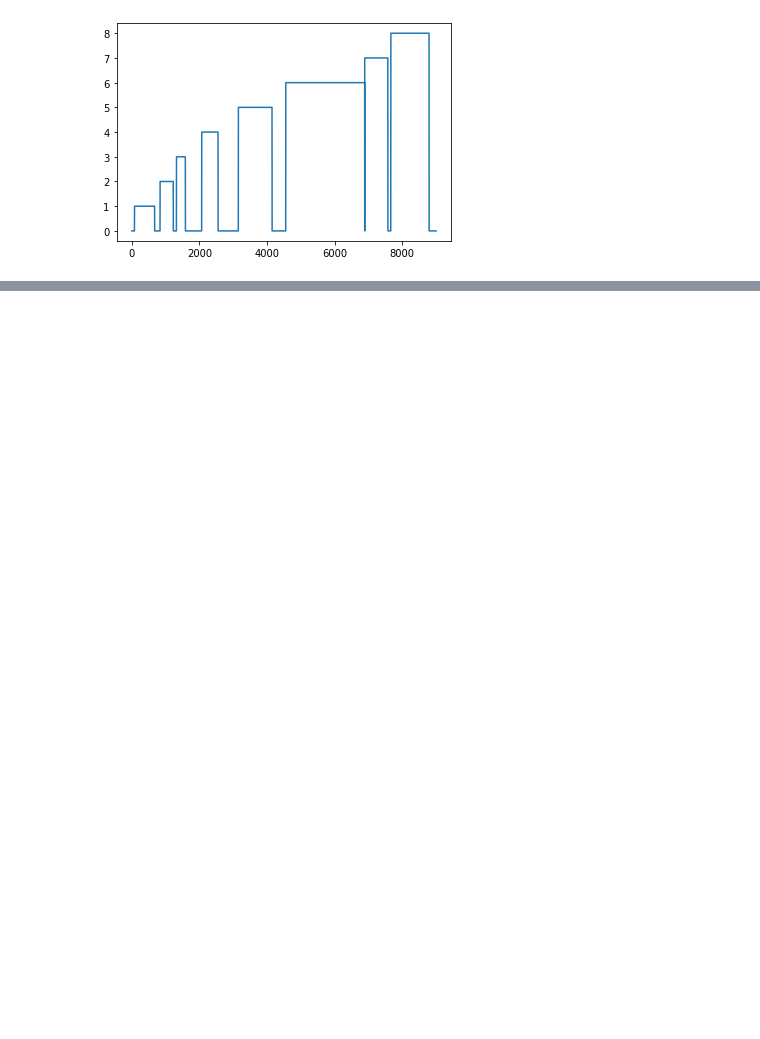
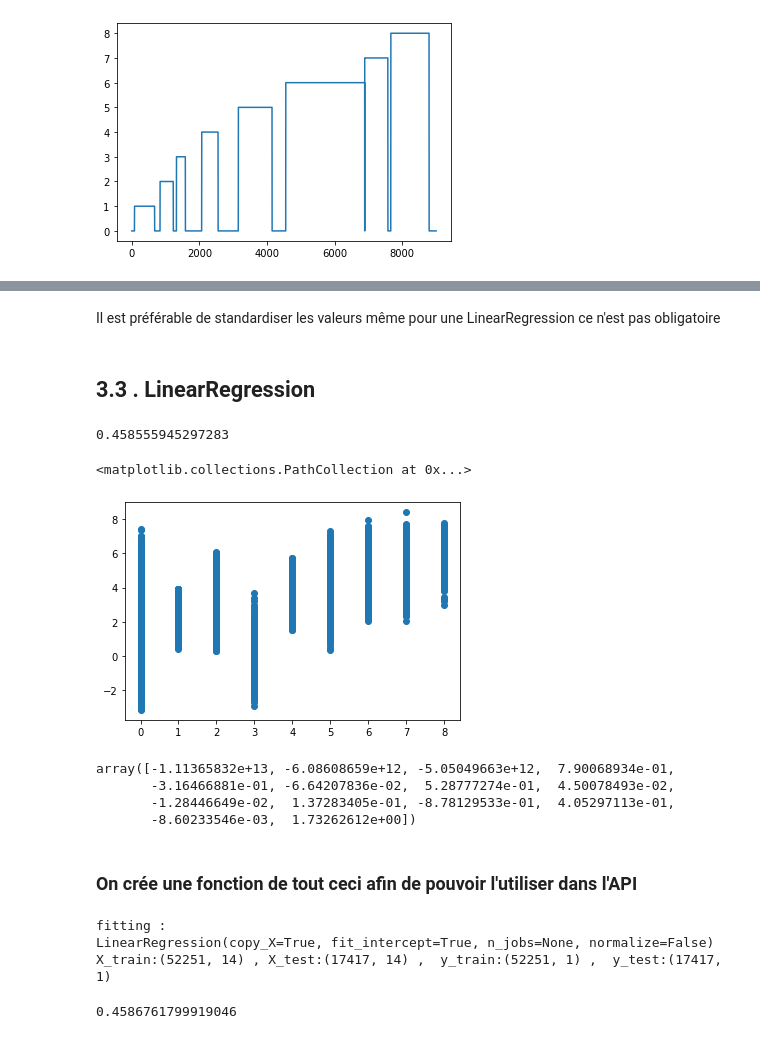
Before and after one commit to EliseCabrerizo/Python2020, a Jupyter notebook: Projet_PPG-CABRERIZO_Elise.ipynb, the cells around one changed output, grey strips where cells are left out. Cells and saved outputs as stored; diff of their text form; code cells hidden in the pictures; blank space fills up the shorter version.

```diff
--- a/Projet_PPG-CABRERIZO_Elise.ipynb
+++ b/Projet_PPG-CABRERIZO_Elise.ipynb
@@ -157,0 +336,2 @@ NameError: name 'range' is not defined
+# %%
+X_train, X_test, y_train, y_test = train_test_split(X, y.values.ravel(), random_state=1234)
@@ -157,0 +350,26 @@ NameError: name 'range' is not defined
+# %% [markdown]
+Il est préférable de standardiser les valeurs même pour une LinearRegression ce n'est pas obligatoire
+# %%
+scaler   = StandardScaler().fit(X_train)
+X_train  = scaler.transform(X_train)
+X_test   = scaler.transform(X_test)
+# %% [markdown]
+## 3.3 . LinearRegression
+# %%
+algorithme = LinearRegression()
+algorithme.fit(X_train, y_train)
+algorithme.score(X_test, y_test)
+# %% [output]
+0.458555945297283
+# %%
+plt.scatter(x=y_test, y=algorithme.predict(X_test))
+# %% [output]
+<matplotlib.collections.PathCollection at 0x...>
+[figure, added]
+# %%
+algorithme.coef_
+# %% [output]
+array([-1.11365832e+13, -6.08608659e+12, -5.05049663e+12,  7.90068934e-01,
+       -3.16466881e-01, -6.64207836e-02,  5.28777274e-01,  4.50078493e-02,
+       -1.28446649e-02,  1.37283405e-01, -8.78129533e-01,  4.05297113e-01,
+       -8.60233546e-03,  1.73262612e+00])
@@ -157,0 +378,2 @@ NameError: name 'range' is not defined
+# %% [markdown]
+### On crée une fonction de tout ceci afin de pouvoir l'utiliser dans l'API
@@ -157,0 +391,7 @@ NameError: name 'range' is not defined
+# %%
+get_score(LinearRegression(), *train_test_split(X, y, random_state=1234))
+# %% [output]
+fitting :
+LinearRegression(copy_X=True, fit_intercept=True, n_jobs=None, normalize=False)
+X_train:(52251, 14) , X_test:(17417, 14) ,  y_train:(52251, 1) ,  y_test:(17417, 1)
+0.4586761799919046
```
Also changed, not shown: parts of 58 cells of this notebook.
